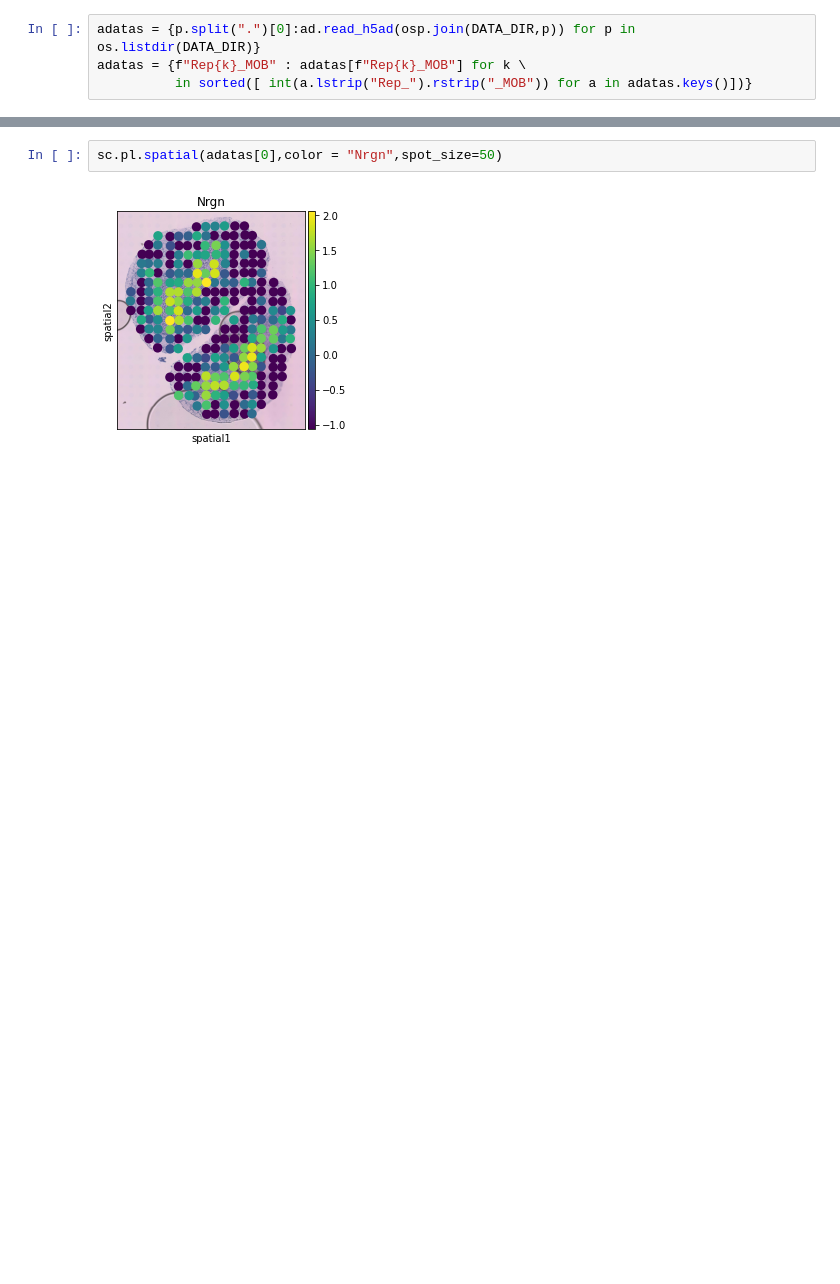
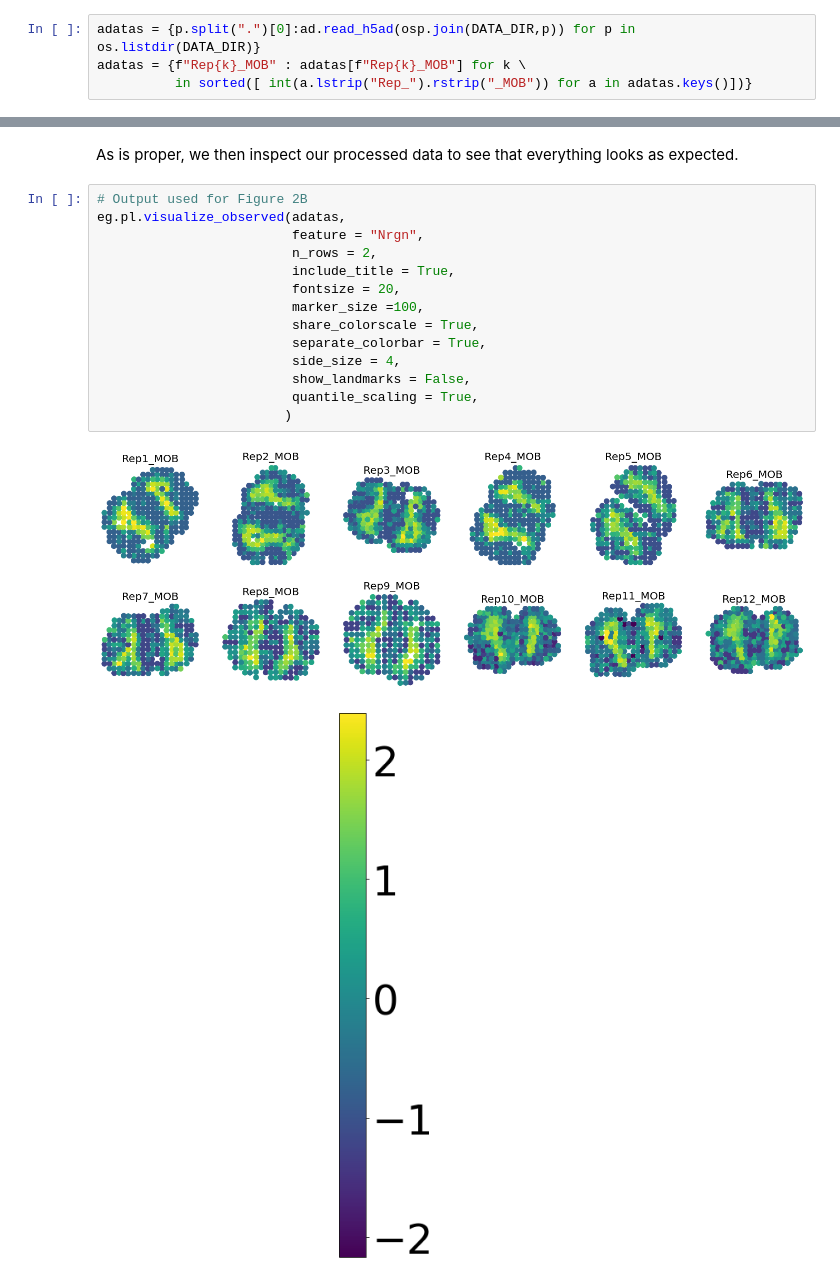
Before and after one commit to almaan/eggplant, a Jupyter notebook: notebooks/mob-full-analysis.ipynb, the cells around one changed output, grey strips where cells are left out. Cells and saved outputs as stored; diff of their text form; blank space fills up the shorter version.

```diff
--- a/notebooks/mob-full-analysis.ipynb
+++ b/notebooks/mob-full-analysis.ipynb
@@ -127,4 +123,19 @@ plt.show()
-# %%
-sc.pl.spatial(adatas[0],color = "Nrgn",spot_size=50)
-# %% [output]
-[figure, removed]
+# %% [markdown]
+As is proper, we then inspect our processed data to see that everything looks as expected.
+# %%
+# Output used for Figure 2B
+eg.pl.visualize_observed(adatas,
+                         feature = "Nrgn",
+                         n_rows = 2,
+                         include_title = True,
+                         fontsize = 20,
+                         marker_size =100,
+                         share_colorscale = True,
+                         separate_colorbar = True,
+                         side_size = 4,
+                         show_landmarks = False,
+                         quantile_scaling = True,
+                        )
+# %% [output]
+[figure, added]
+[figure, added]
```
Also changed, not shown: parts of 38 cells of this notebook.
